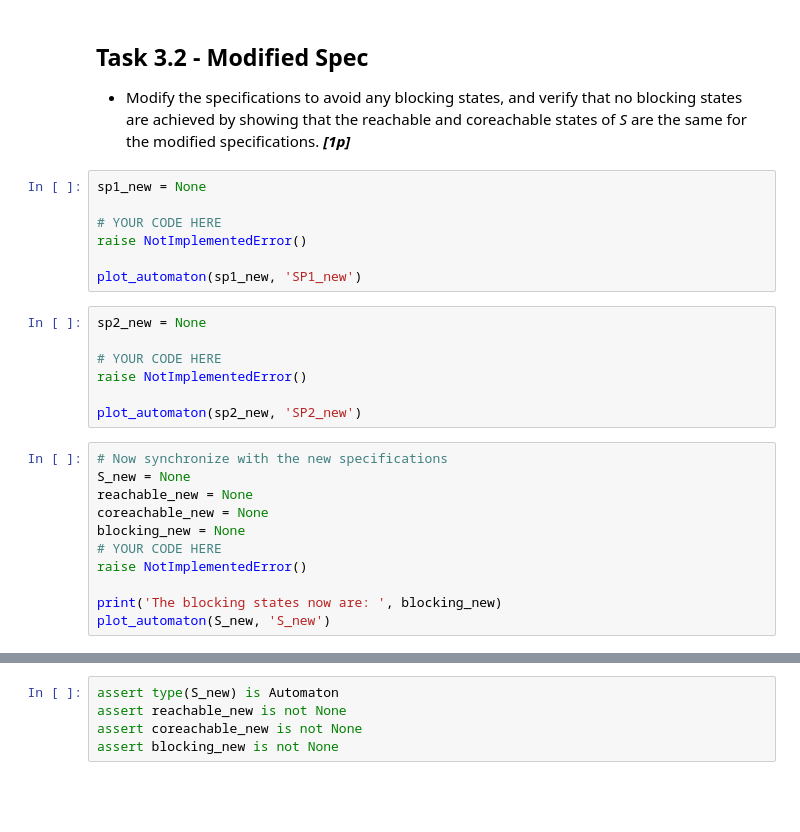
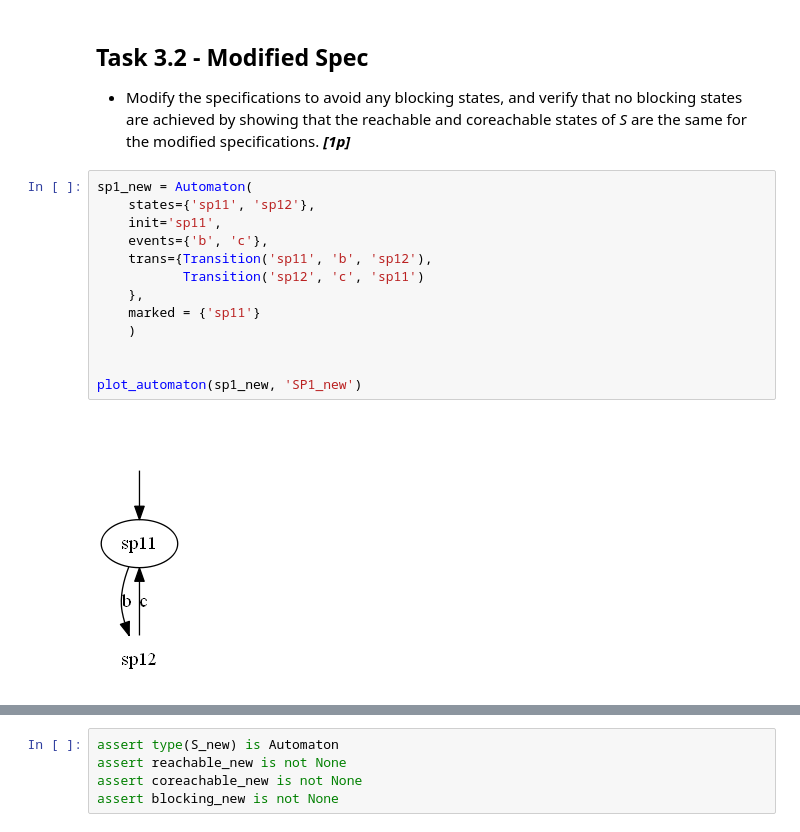
Before and after one commit to staniewicz-git/SSY165, a Jupyter notebook: sync_and_synth.ipynb, the cells around one changed output, grey strips where cells are left out. Saved outputs shown, nothing was run; the diff lists cells and outputs as text; blank space fills up the shorter version.

```diff
--- a/sync_and_synth.ipynb
+++ b/sync_and_synth.ipynb
@@ -618,28 +657,18 @@ assert blocking is not None
 ## Task 3.2 - Modified Spec
 
 * Modify the specifications to avoid any blocking states, and verify that no blocking states are achieved by showing that the reachable and coreachable states of *S* are the same for the modified specifications. ***[1p]***
-# %%
-sp1_new = None
-
-# YOUR CODE HERE
-raise NotImplementedError()
-
-plot_automaton(sp1_new, 'SP1_new')
-# %%
-sp2_new = None
-
-# YOUR CODE HERE
-raise NotImplementedError()
-
-plot_automaton(sp2_new, 'SP2_new')
-# %%
-# Now synchronize with the new specifications
-S_new = None
-reachable_new = None
-coreachable_new = None
-blocking_new = None
-# YOUR CODE HERE
-raise NotImplementedError()
-
-print('The blocking states now are: ', blocking_new)
-plot_automaton(S_new, 'S_new')
+# %%
+sp1_new = Automaton(
+    states={'sp11', 'sp12'},
+    init='sp11',
+    events={'b', 'c'},
+    trans={Transition('sp11', 'b', 'sp12'),
+           Transition('sp12', 'c', 'sp11')
+    },
+    marked = {'sp11'}
+    )
+
+
+plot_automaton(sp1_new, 'SP1_new')
+# %% [output]
+[figure, added]
```
Also changed, not shown: parts of 4 cells of this notebook, 4 other files.
